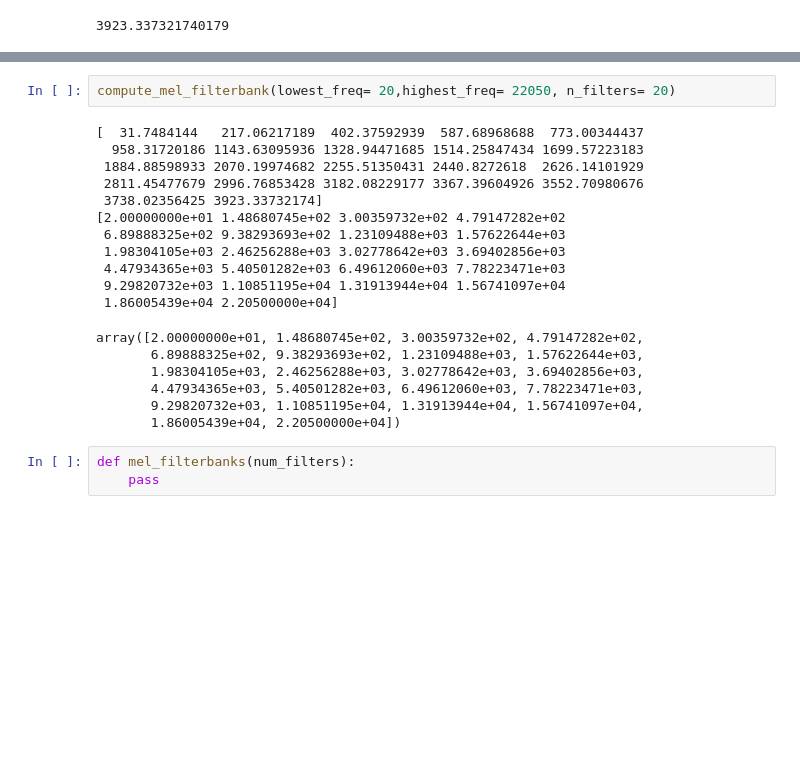
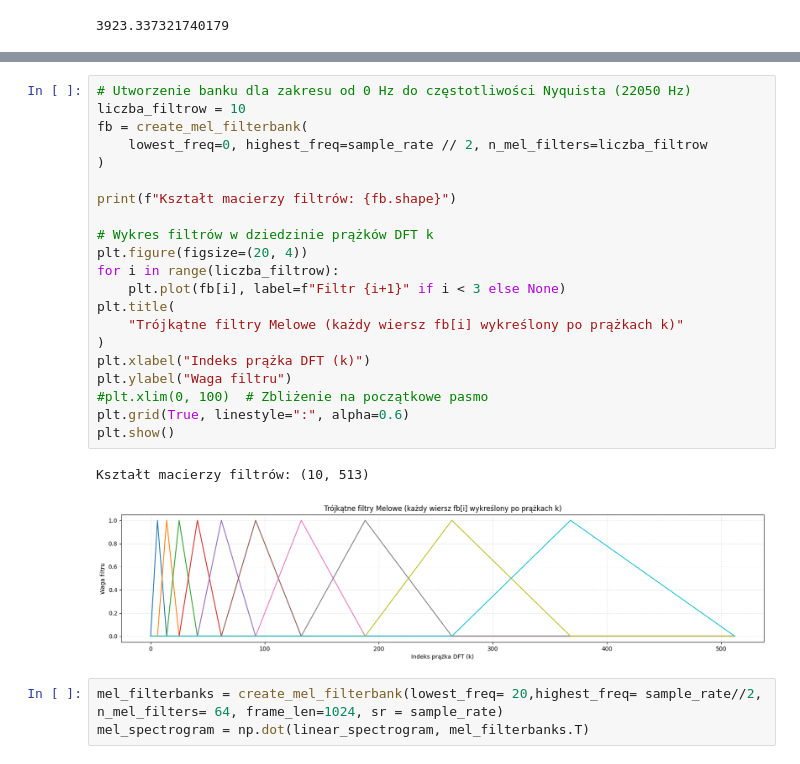
Before and after one commit to DawidSkowronski/PyTorch-Projects, a Jupyter notebook: MelSpectrogram_Implementation/mel_spect.ipynb, the cells around one changed output, grey strips where cells are left out. Drawn from its saved outputs; the diff is of its cells as text; blank space fills up the shorter version.

```diff
--- a/MelSpectrogram_Implementation/mel_spect.ipynb
+++ b/MelSpectrogram_Implementation/mel_spect.ipynb
@@ -480,23 +507,27 @@ def compute_mel_filterbank(lowest_freq, highest_freq, n_filters):
+# %%
+# Utworzenie banku dla zakresu od 0 Hz do częstotliwości Nyquista (22050 Hz)
+liczba_filtrow = 10
+fb = create_mel_filterbank(
+    lowest_freq=0, highest_freq=sample_rate // 2, n_mel_filters=liczba_filtrow
+)
+
+print(f"Kształt macierzy filtrów: {fb.shape}")
+
+# Wykres filtrów w dziedzinie prążków DFT k
+plt.figure(figsize=(20, 4))
+for i in range(liczba_filtrow):
+    plt.plot(fb[i], label=f"Filtr {i+1}" if i < 3 else None)
+plt.title(
+    "Trójkątne filtry Melowe (każdy wiersz fb[i] wykreślony po prążkach k)"
+)
+plt.xlabel("Indeks prążka DFT (k)")
+plt.ylabel("Waga filtru")
+#plt.xlim(0, 100)  # Zbliżenie na początkowe pasmo
+plt.grid(True, linestyle=":", alpha=0.6)
+plt.show()
+# %% [output]
+Kształt macierzy filtrów: (10, 513)
+[figure, added]
 # %%
-compute_mel_filterbank(lowest_freq= 20,highest_freq= 22050, n_filters= 20)
+mel_filterbanks = create_mel_filterbank(lowest_freq= 20,highest_freq= sample_rate//2, n_mel_filters= 64, frame_len=1024, sr = sample_rate)
+mel_spectrogram = np.dot(linear_spectrogram, mel_filterbanks.T)
-# %% [output]
-[  31.7484144   217.06217189  402.37592939  587.68968688  773.00344437
-  958.31720186 1143.63095936 1328.94471685 1514.25847434 1699.57223183
- 1884.88598933 2070.19974682 2255.51350431 2440.8272618  2626.14101929
- 2811.45477679 2996.76853428 3182.08229177 3367.39604926 3552.70980676
- 3738.02356425 3923.33732174]
-[2.00000000e+01 1.48680745e+02 3.00359732e+02 4.79147282e+02
- 6.89888325e+02 9.38293693e+02 1.23109488e+03 1.57622644e+03
- 1.98304105e+03 2.46256288e+03 3.02778642e+03 3.69402856e+03
- 4.47934365e+03 5.40501282e+03 6.49612060e+03 7.78223471e+03
- 9.29820732e+03 1.10851195e+04 1.31913944e+04 1.56741097e+04
- 1.86005439e+04 2.20500000e+04]
-array([2.00000000e+01, 1.48680745e+02, 3.00359732e+02, 4.79147282e+02,
-       6.89888325e+02, 9.38293693e+02, 1.23109488e+03, 1.57622644e+03,
-       1.98304105e+03, 2.46256288e+03, 3.02778642e+03, 3.69402856e+03,
-       4.47934365e+03, 5.40501282e+03, 6.49612060e+03, 7.78223471e+03,
-       9.29820732e+03, 1.10851195e+04, 1.31913944e+04, 1.56741097e+04,
-       1.86005439e+04, 2.20500000e+04])
-# %%
-def mel_filterbanks(num_filters):
-    pass
```
Also changed, not shown: parts of 21 cells of this notebook.
